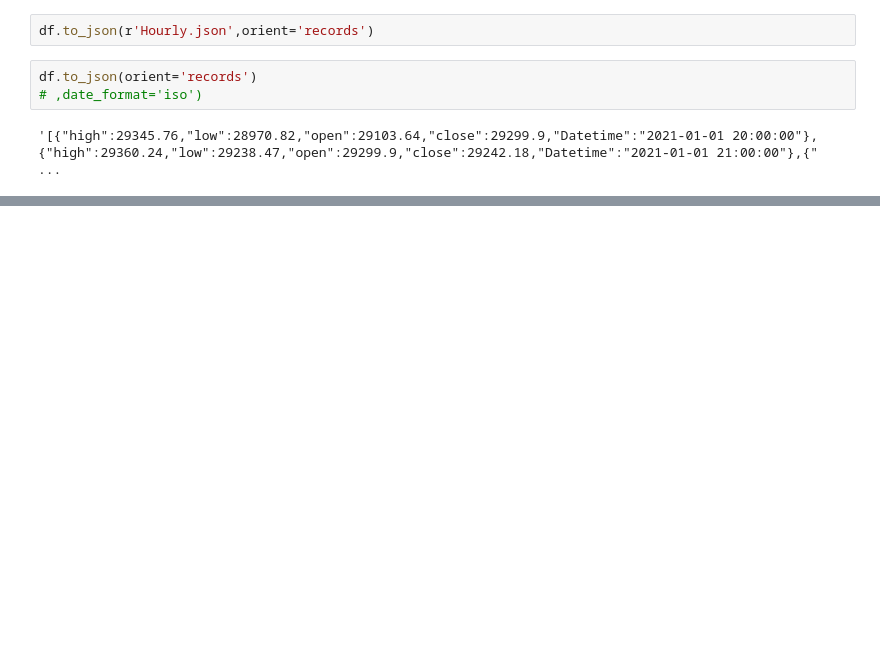
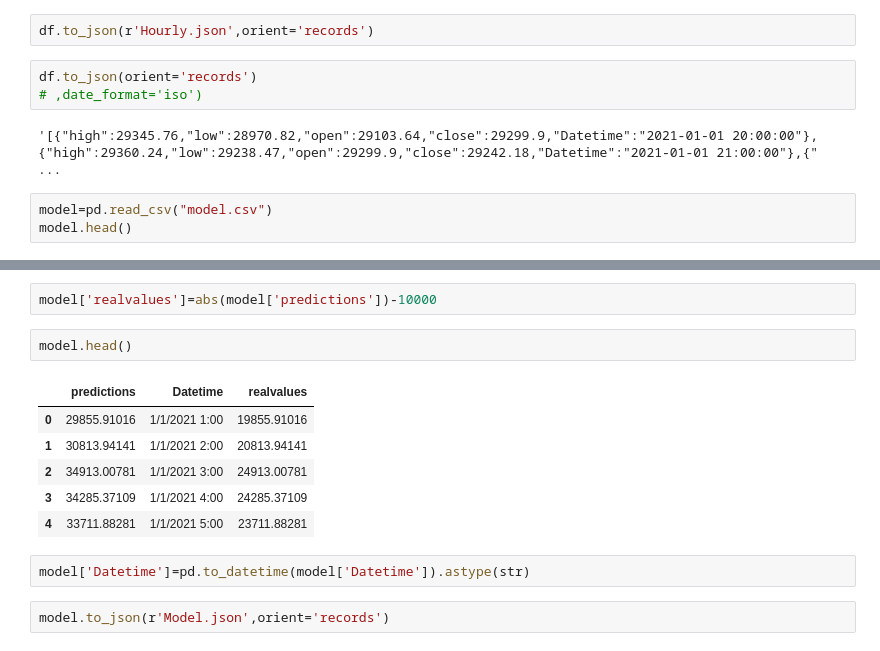
Before and after one commit to lekpix/CryptoKasse-CryptoCurrencyPrediction, a Jupyter notebook: templates/Untitled.ipynb, the cells around one changed output, grey strips where cells are left out. Drawn from its saved outputs; the diff is of its cells as text; blank space fills up the shorter version.

```diff
--- a/templates/Untitled.ipynb
+++ b/templates/Untitled.ipynb
@@ -19,3 +33,6 @@ df.to_json(orient='records')
 # ,date_format='iso')
 # %% [output]
 '[{"high":29345.76,"low":28970.82,"open":29103.64,"close":29299.9,"Datetime":"2021-01-01 20:00:00"},{"high":29360.24,"low":29238.47,"open":29299.9,"close":29242.18,"Datetime":"2021-01-01 21:00:00"},{" ...
+# %%
+model=pd.read_csv("model.csv")
+model.head()
@@ -21,0 +46,15 @@ df.to_json(orient='records')
+# %%
+model['realvalues']=abs(model['predictions'])-10000
+# %%
+model.head()
+# %% [output]
+|  | predictions | Datetime | realvalues |
+| 0 | 29855.91016 | 1/1/2021 1:00 | 19855.91016 |
+| 1 | 30813.94141 | 1/1/2021 2:00 | 20813.94141 |
+| 2 | 34913.00781 | 1/1/2021 3:00 | 24913.00781 |
+| 3 | 34285.37109 | 1/1/2021 4:00 | 24285.37109 |
+| 4 | 33711.88281 | 1/1/2021 5:00 | 23711.88281 |
+# %%
+model['Datetime']=pd.to_datetime(model['Datetime']).astype(str)
+# %%
+model.to_json(r'Model.json',orient='records')
```
Also changed, not shown: parts of 8 cells of this notebook, 8 other files.
